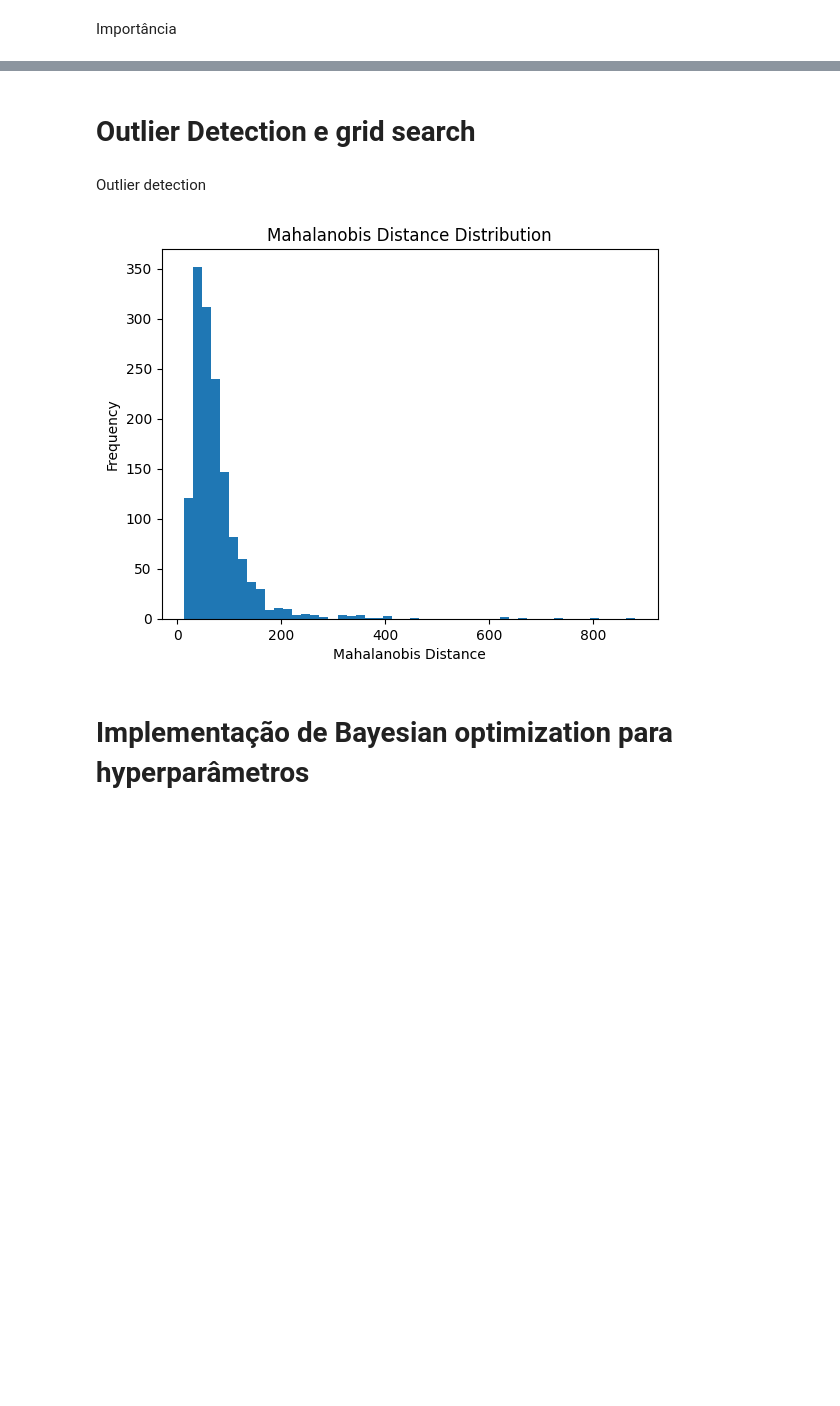
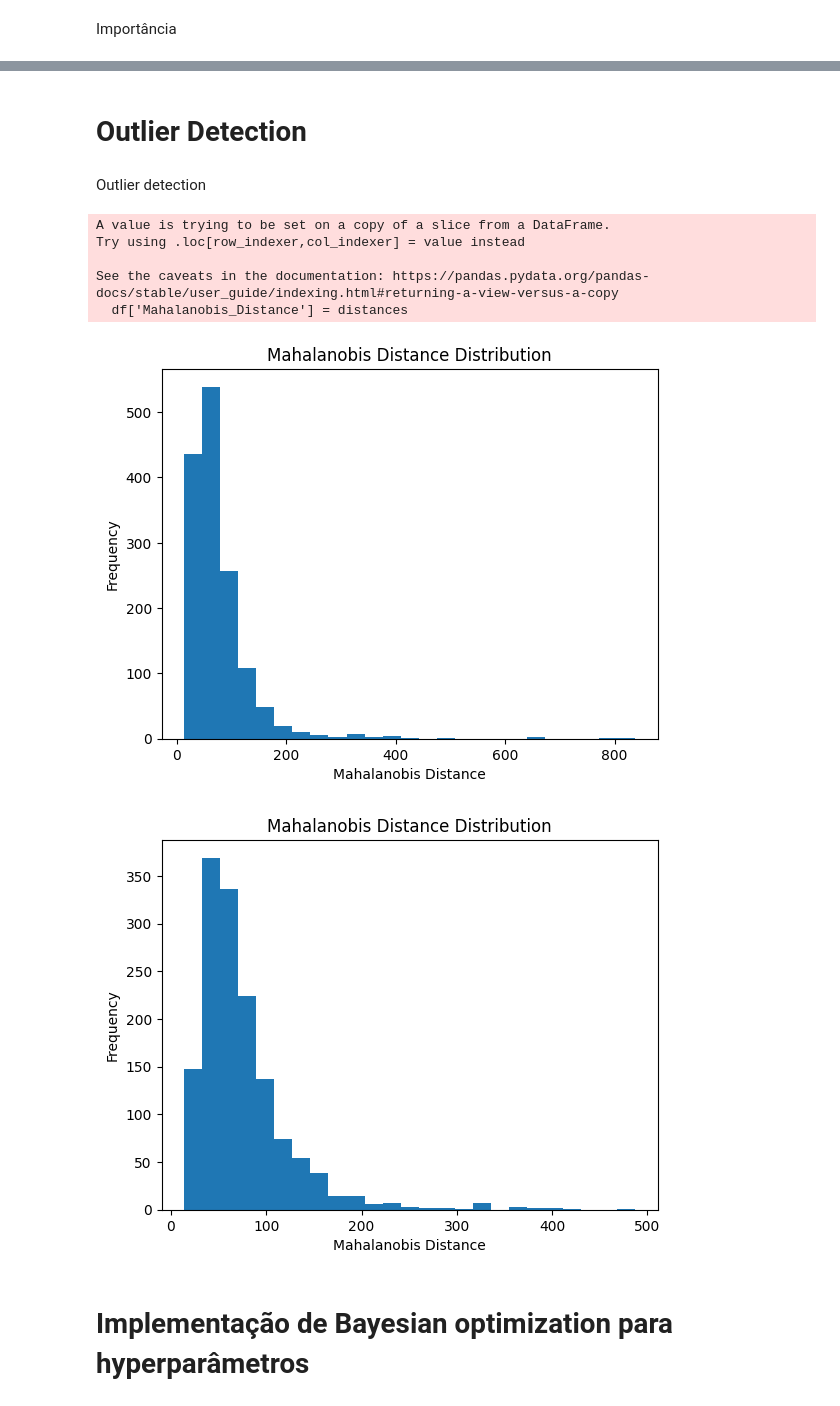
Before and after one commit to DuarteCardoso07/ML_houseprices, a Jupyter notebook: code.ipynb, the cells around one changed output, grey strips where cells are left out. Saved outputs shown, nothing was run; the diff lists cells and outputs as text; code cells hidden in the pictures; blank space fills up the shorter version.

```diff
--- a/code.ipynb
+++ b/code.ipynb
@@ -69,3 +70,7 @@ memory usage: 924.0+ KB
 Eliminar Variáveis desnecessárias
 # %%
 df = df.drop(columns=['Id','Utilities','GarageYrBlt'])
+# %%
+linear_variables = ['LotFrontage', 'LotArea', 'YearBuilt', 'YearRemodAdd', 'MasVnrArea', 'BsmtFinSF1', 'BsmtFinSF2', 'BsmtUnfSF', 'TotalBsmtSF', '1stFlrSF', '2ndFlrSF', 'LowQualFinSF', 'GrLivArea', 'BsmtFullBath', 'BsmtHalfBath', 'FullBath', 'HalfBath', 'BedroomAbvGr', 'KitchenAbvGr', 'TotRmsAbvGrd', 'Fireplaces', 'GarageCars', 'GarageArea', 'WoodDeckSF', 'OpenPorchSF', 'EnclosedPorch', '3SsnPorch', 'ScreenPorch', 'PoolArea', 'MiscVal', 'MoSold', 'YrSold']
+ordinal_categorical_variables = ['MSSubClass', 'MSZoning', 'Street', 'Alley', 'LotShape', 'LandContour', 'LotConfig', 'LandSlope', 'Neighborhood', 'Condition1', 'Condition2', 'BldgType', 'HouseStyle', 'OverallQual', 'OverallCond', 'RoofStyle', 'RoofMatl', 'Exterior1st', 'Exterior2nd', 'MasVnrType', 'ExterQual', 'ExterCond', 'Foundation', 'BsmtQual', 'BsmtCond', 'BsmtExposure', 'BsmtFinType1', 'BsmtFinType2', 'Heating', 'HeatingQC', 'CentralAir', 'Electrical', 'KitchenQual', 'Functional', 'FireplaceQu', 'GarageType', 'GarageFinish', 'GarageQual', 'GarageCond', 'PavedDrive', 'PoolQC', 'Fence', 'MiscFeature', 'SaleType', 'SaleCondition']
+df.columns
@@ -287,12 +316,16 @@ df.insert(2, 'TotalArea', df.pop('TotalArea'))
 # %% [markdown]
 Skew das variáveis e transformação de highly-skewed
 # %%
-skewness = df.apply(lambda x: skew(x.dropna())).sort_values(ascending=False)
+skewness = df[linear_variables].apply(lambda x: skew(x.dropna())).sort_values(ascending=False)
 skewness_feature = pd.DataFrame({'Skew' :skewness})
 
 skew_feature_transform = skewness_feature[abs(skewness_feature['Skew']) > 1]
 skew_feature_transform = skew_feature_transform.index
-
+print(skewness_feature[abs(skewness_feature['Skew']) > 1])
 lamb = 0.2 #Pode ser otimizado
 for feature in skew_feature_transform:
     df[feature] = boxcox1p(df[feature],lamb)
+
+skewness = df[linear_variables].apply(lambda x: skew(x.dropna())).sort_values(ascending=False)
+skewness_feature = pd.DataFrame({'Skew' :skewness})
+print(skewness_feature[abs(skewness_feature['Skew']) > 1])
@@ -386,32 +451,40 @@ importance_df
 78 rows × 2 columns
 # %% [markdown]
-# Outlier Detection e grid search
+# Outlier Detection
 # %% [markdown]
 Outlier detection
 # %%
 scaler = StandardScaler()
 df_scaled = scaler.fit_transform(df)
 cov_model = EmpiricalCovariance().fit(df_scaled)
 distances = cov_model.mahalanobis(df_scaled)
 
-df_without_outlier = df.copy()
 #Acrescentar temporáriamente uma coluna com as mahanalobis distances
-df_without_outlier['Mahalanobis_Distance'] = distances
+df['Mahalanobis_Distance'] = distances
 
-threshold_outlier = np.percentile(distances,99)
-
-df_without_outlier['Outlier'] = df_without_outlier['Mahalanobis_Distance'] > threshold_outlier
-
-plt.hist(df_without_outlier['Mahalanobis_Distance'], bins=50)
+plt.hist(df['Mahalanobis_Distance'], bins=25)
 plt.title('Mahalanobis Distance Distribution')
 plt.xlabel('Mahalanobis Distance')
 plt.ylabel('Frequency')
 plt.show()
 
-#Quando outlier é true ~ transforma em false e não vai para o outlier
-df_without_outlier = df_without_outlier[~df_without_outlier['Outlier']].drop(columns=['Mahalanobis_Distance', 'Outlier'])
+df = df[df['Mahalanobis_Distance'] < 600]
+
+plt.hist(df['Mahalanobis_Distance'], bins=25)
+plt.title('Mahalanobis Distance Distribution')
+plt.xlabel('Mahalanobis Distance')
+plt.ylabel('Frequency')
+plt.show()
+
+df = df.drop(columns=['Mahalanobis_Distance'])
 # %% [output]
+A value is trying to be set on a copy of a slice from a DataFrame.
+Try using .loc[row_indexer,col_indexer] = value instead
+
+See the caveats in the documentation: https://pandas.pydata.org/pandas-docs/stable/user_guide/indexing.html#returning-a-view-versus-a-copy
+  df['Mahalanobis_Distance'] = distances
-[figure, old version]
+[figure, new version]
+[figure, added]
 # %% [markdown]
 # Implementação de Bayesian optimization para hyperparâmetros
 # %% [markdown]
```
Also changed, not shown: parts of 16 cells of this notebook, 1 other file.
